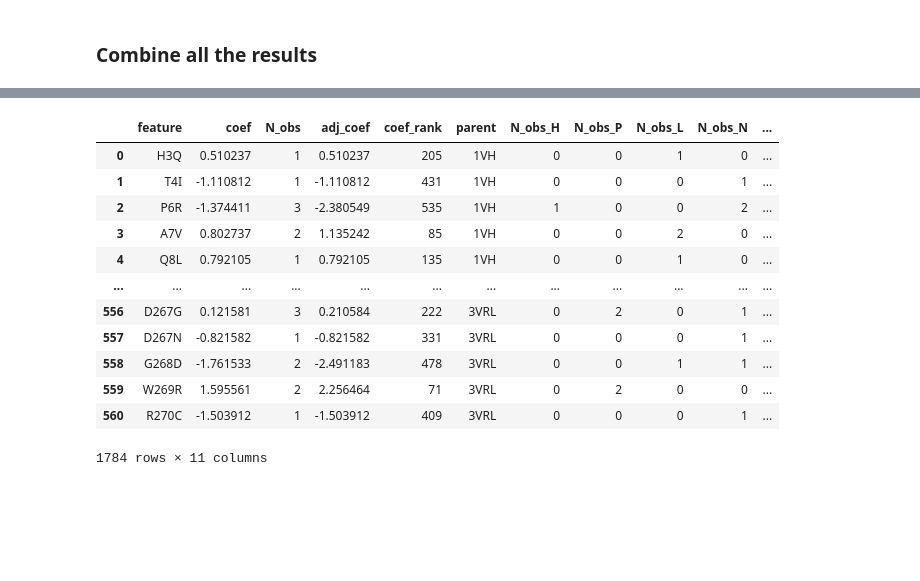
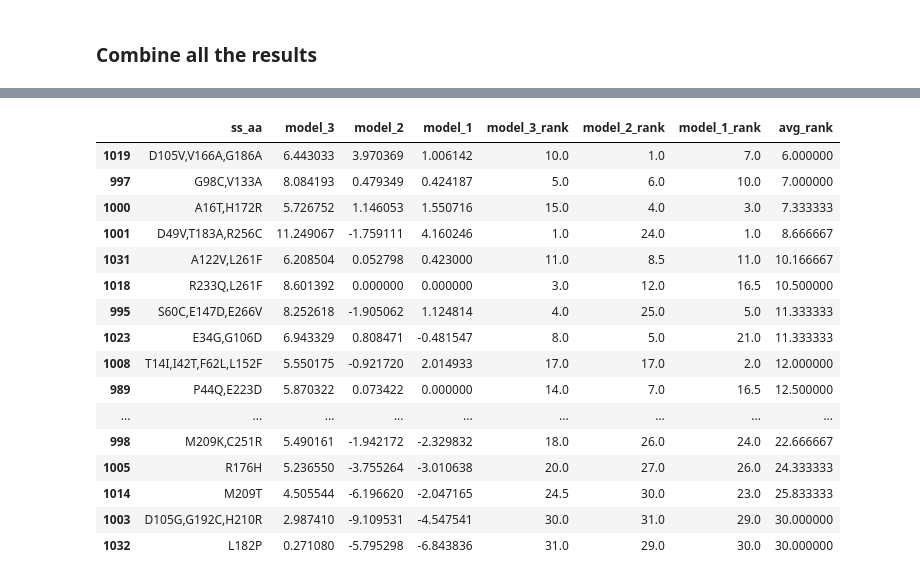
Before and after one commit to RomeroLab/sadx-latent-function, a Jupyter notebook: projects/Biochemical_Ordinal/scripts/Ordinal Regression Oct22.ipynb, the cells around one changed output, grey strips where cells are left out. Cells and saved outputs as stored; diff of their text form; code cells hidden in the pictures; blank space fills up the shorter version.

```diff
--- a/projects/Biochemical_Ordinal/scripts/Ordinal Regression Oct22.ipynb
+++ b/projects/Biochemical_Ordinal/scripts/Ordinal Regression Oct22.ipynb
@@ -374,0 +404,13 @@ all_results_pd = pd.concat(all_results)
+# %%
+lib_3_high_seqs_scores = pd.DataFrame(lib_3_high_seqs)
+# %%
+lib_3_high_seqs_scores["model_3"] = 0.
+lib_3_high_seqs_scores.loc[lib_3_score_3.index.to_numpy(), "model_3"] = lib_3_score_3.to_numpy()
+
+lib_3_high_seqs_scores["model_2"] = 0.
+lib_3_high_seqs_scores.loc[lib_3_score_2.index.to_numpy(), "model_2"] = lib_3_score_2.to_numpy()
+
+lib_3_high_seqs_scores["model_1"] = 0.
+lib_3_high_seqs_scores.loc[lib_3_score_1.index.to_numpy(), "model_1"] = lib_3_score_1.to_numpy()
+
+lib_3_high_seqs_scores
@@ -375,7 +435,32 @@ all_results_pd = pd.concat(all_results)
+# %%
+# rank data (negative is used so that the highest value gets the lowest rank)
+lib_3_high_seqs_scores["model_3_rank"] = rankdata(-lib_3_high_seqs_scores.model_3)
+lib_3_high_seqs_scores["model_2_rank"] = rankdata(-lib_3_high_seqs_scores.model_2)
+lib_3_high_seqs_scores["model_1_rank"] = rankdata(-lib_3_high_seqs_scores.model_1)
+# %%
+lib_3_high_seqs_scores["avg_rank"] = lib_3_high_seqs_scores[["model_3_rank", "model_2_rank",
+                                                             "model_1_rank"]].mean(axis=1)
+# %%
+lib_3_high_seqs_scores.sort_values("avg_rank")
+# %% [output]
+|  | ss_aa | model_3 | model_2 | model_1 | model_3_rank | model_2_rank | model_1_rank | avg_rank |
+| 1019 | D105V,V166A,G186A | 6.443033 | 3.970369 | 1.006142 | 10.0 | 1.0 | 7.0 | 6.000000 |
+| 997 | G98C,V133A | 8.084193 | 0.479349 | 0.424187 | 5.0 | 6.0 | 10.0 | 7.000000 |
+| 1000 | A16T,H172R | 5.726752 | 1.146053 | 1.550716 | 15.0 | 4.0 | 3.0 | 7.333333 |
+| 1001 | D49V,T183A,R256C | 11.249067 | -1.759111 | 4.160246 | 1.0 | 24.0 | 1.0 | 8.666667 |
+| 1031 | A122V,L261F | 6.208504 | 0.052798 | 0.423000 | 11.0 | 8.5 | 11.0 | 10.166667 |
+| 1018 | R233Q,L261F | 8.601392 | 0.000000 | 0.000000 | 3.0 | 12.0 | 16.5 | 10.500000 |
+| 995 | S60C,E147D,E266V | 8.252618 | -1.905062 | 1.124814 | 4.0 | 25.0 | 5.0 | 11.333333 |
+| 1023 | E34G,G106D | 6.943329 | 0.808471 | -0.481547 | 8.0 | 5.0 | 21.0 | 11.333333 |
+| 1008 | T14I,I42T,F62L,L152F | 5.550175 | -0.921720 | 2.014933 | 17.0 | 17.0 | 2.0 | 12.000000 |
+| 989 | P44Q,E223D | 5.870322 | 0.073422 | 0.000000 | 14.0 | 7.0 | 16.5 | 12.500000 |
+| ... | ... | ... | ... | ... | ... | ... | ... | ... |
+| 998 | M209K,C251R | 5.490161 | -1.942172 | -2.329832 | 18.0 | 26.0 | 24.0 | 22.666667 |
+| 1005 | R176H | 5.236550 | -3.755264 | -3.010638 | 20.0 | 27.0 | 26.0 | 24.333333 |
+| 1014 | M209T | 4.505544 | -6.196620 | -2.047165 | 24.5 | 30.0 | 23.0 | 25.833333 |
+| 1003 | D105G,G192C,H210R | 2.987410 | -9.109531 | -4.547541 | 30.0 | 31.0 | 29.0 | 30.000000 |
+| 1032 | L182P | 0.271080 | -5.795298 | -6.843836 | 31.0 | 29.0 | 30.0 | 30.000000 |
 # %%
-all_results_pd["c_feature"] = all_results_pd.feature.str.slice(1, None)
-
-
 # write out to excel
 
 model_results_excel_filename = f"../output/ordinal_Oct22_model_results.xlsx"
@@ -383,24 +468,8 @@ model_results_excel_filename = f"../output/ordinal_Oct22_model_results.xlsx"
 
 with pd.ExcelWriter(model_results_excel_filename, mode='w') as writer:
 
-    all_results_pd.to_excel(
+    all_results_pd.sort_values("avg_rank").to_excel(
         writer, index=False, sheet_name="feature_scores")
 
-    #df_model_scores.sort_values("seq_scores", ascending=False).to_excel(
-    #    writer, sheet_name='seq_scores', index=False)
-
-all_results_pd
+    lib_3_high_seqs_scores.sort_values("avg_rank").to_excel(
+        writer, sheet_name='lib_3VRL_high_seq_scores', index=False)
-# %% [output]
-|  | feature | coef | N_obs | adj_coef | coef_rank | parent | N_obs_H | N_obs_P | N_obs_L | N_obs_N | ... |
-| 0 | H3Q | 0.510237 | 1 | 0.510237 | 205 | 1VH | 0 | 0 | 1 | 0 | ... |
-| 1 | T4I | -1.110812 | 1 | -1.110812 | 431 | 1VH | 0 | 0 | 0 | 1 | ... |
-| 2 | P6R | -1.374411 | 3 | -2.380549 | 535 | 1VH | 1 | 0 | 0 | 2 | ... |
-| 3 | A7V | 0.802737 | 2 | 1.135242 | 85 | 1VH | 0 | 0 | 2 | 0 | ... |
-| 4 | Q8L | 0.792105 | 1 | 0.792105 | 135 | 1VH | 0 | 0 | 1 | 0 | ... |
-| ... | ... | ... | ... | ... | ... | ... | ... | ... | ... | ... | ... |
-| 556 | D267G | 0.121581 | 3 | 0.210584 | 222 | 3VRL | 0 | 2 | 0 | 1 | ... |
-| 557 | D267N | -0.821582 | 1 | -0.821582 | 331 | 3VRL | 0 | 0 | 0 | 1 | ... |
-| 558 | G268D | -1.761533 | 2 | -2.491183 | 478 | 3VRL | 0 | 0 | 1 | 1 | ... |
-| 559 | W269R | 1.595561 | 2 | 2.256464 | 71 | 3VRL | 0 | 2 | 0 | 0 | ... |
-| 560 | R270C | -1.503912 | 1 | -1.503912 | 409 | 3VRL | 0 | 0 | 0 | 1 | ... |
-1784 rows × 11 columns
```
Also changed, not shown: parts of 44 cells of this notebook.
